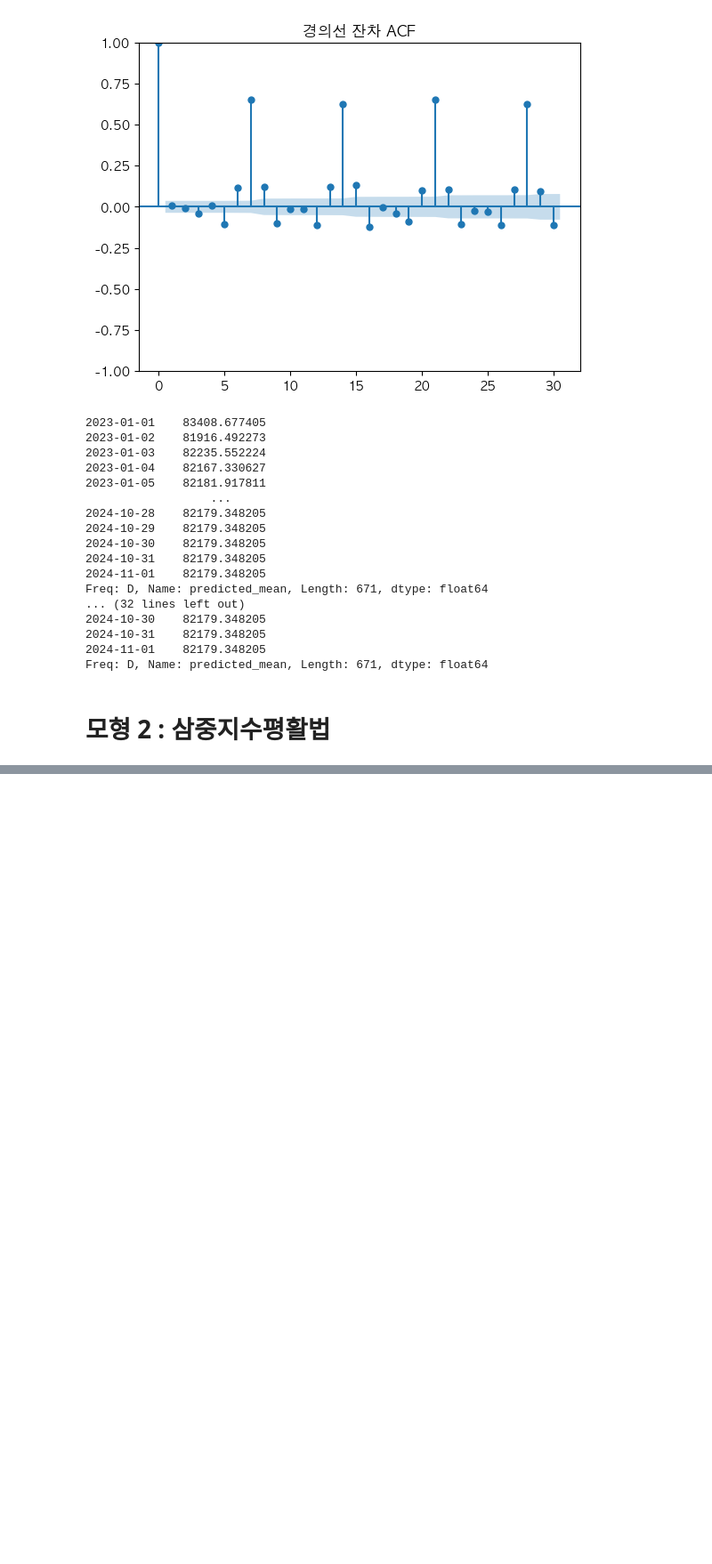
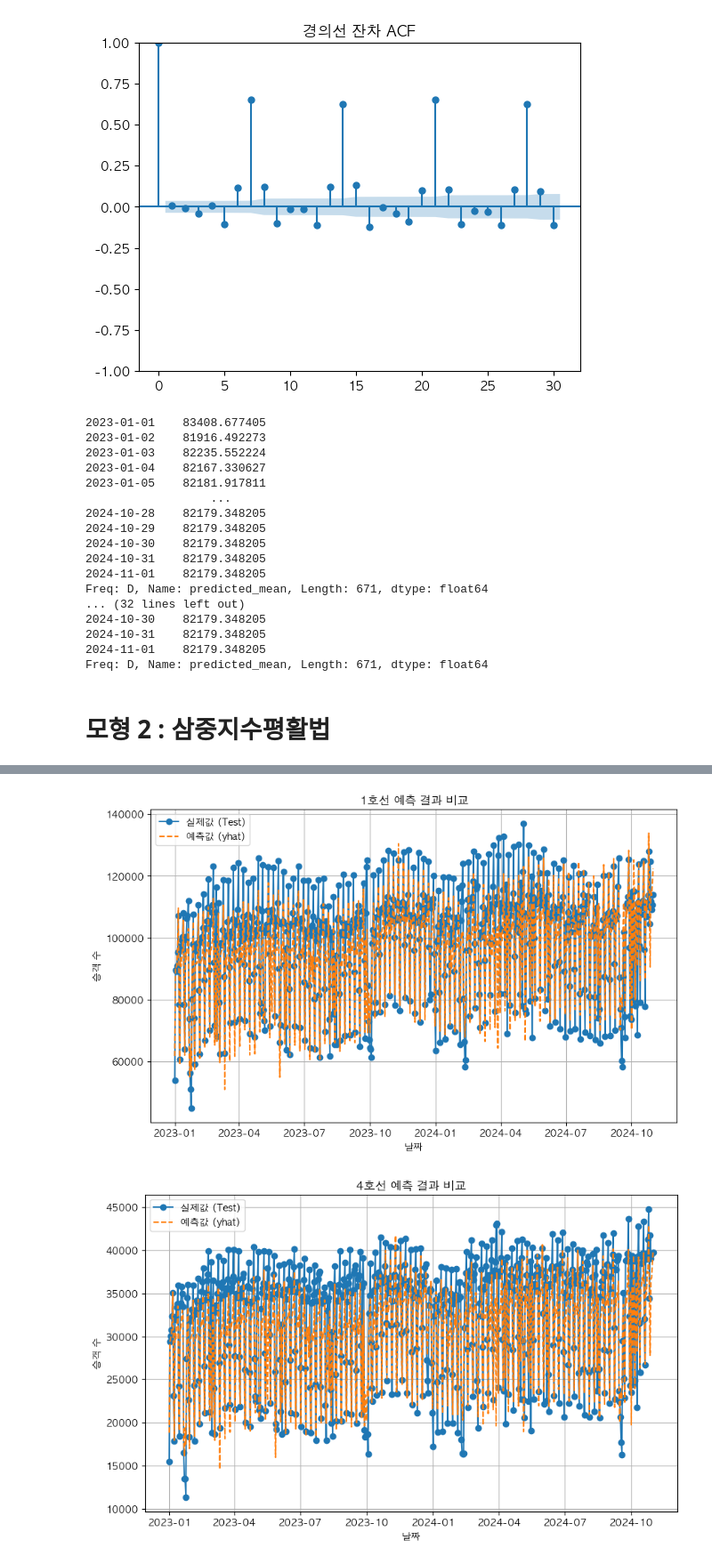
Before and after one commit to InryeolChoi/timeSeries_analysis, a Jupyter notebook: Project/model.ipynb, the cells around one changed output, grey strips where cells are left out. Shown at 89% size. Cells and saved outputs as stored; diff of their text form; code cells hidden in the pictures; blank space fills up the shorter version.

```diff
--- a/Project/model.ipynb
+++ b/Project/model.ipynb
@@ -381,0 +434,11 @@ Processing variable: 경의선
+# %%
+# 테스트 기간 예측
+predictions = {}
+for line, train_data in prepared_data_train.items():
+    test_data = prepared_data_test[line]
+    model, forecast, comparison = train_and_predict(
+        train_data,
+        test_data=test_data,
+        exogenous_cols=exogenous_vars
+    )
+    predictions[line] = (model, forecast, comparison)
@@ -381,0 +454,18 @@ Processing variable: 경의선
+# %%
+# 결과 확인 및 시각화
+import matplotlib.pyplot as plt
+
+for line, (model, forecast, comparison) in predictions.items():
+    # 테스트 데이터와 예측값 시각화
+    plt.figure(figsize=(10, 6))
+    plt.plot(comparison['ds'], comparison['y'], label='실제값 (Test)', marker='o')
+    plt.plot(comparison['ds'], comparison['yhat'], label='예측값 (yhat)', linestyle='--')
+    plt.title(f"{line} 예측 결과 비교")
+    plt.xlabel('날짜')
+    plt.ylabel('승객 수')
+    plt.legend()
+    plt.grid()
+    plt.show()
+# %% [output]
+[figure, added]
+[figure, added]
```
Also changed, not shown: parts of 7 cells of this notebook, 1 other file.
